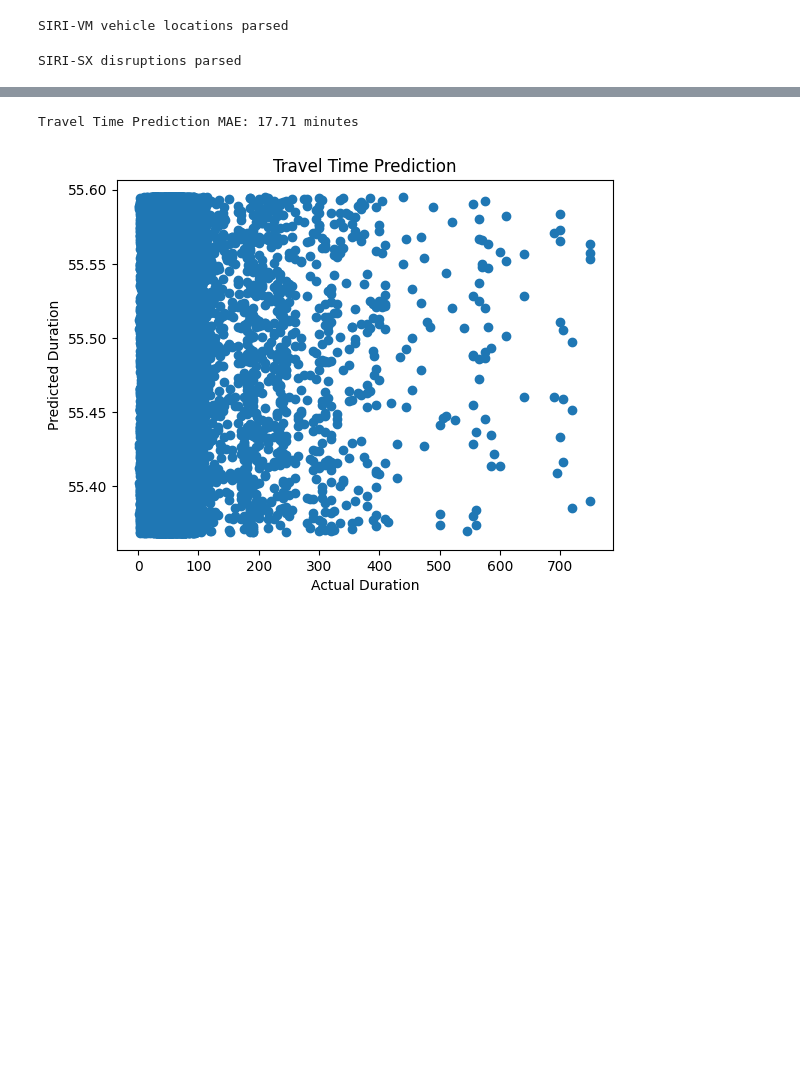
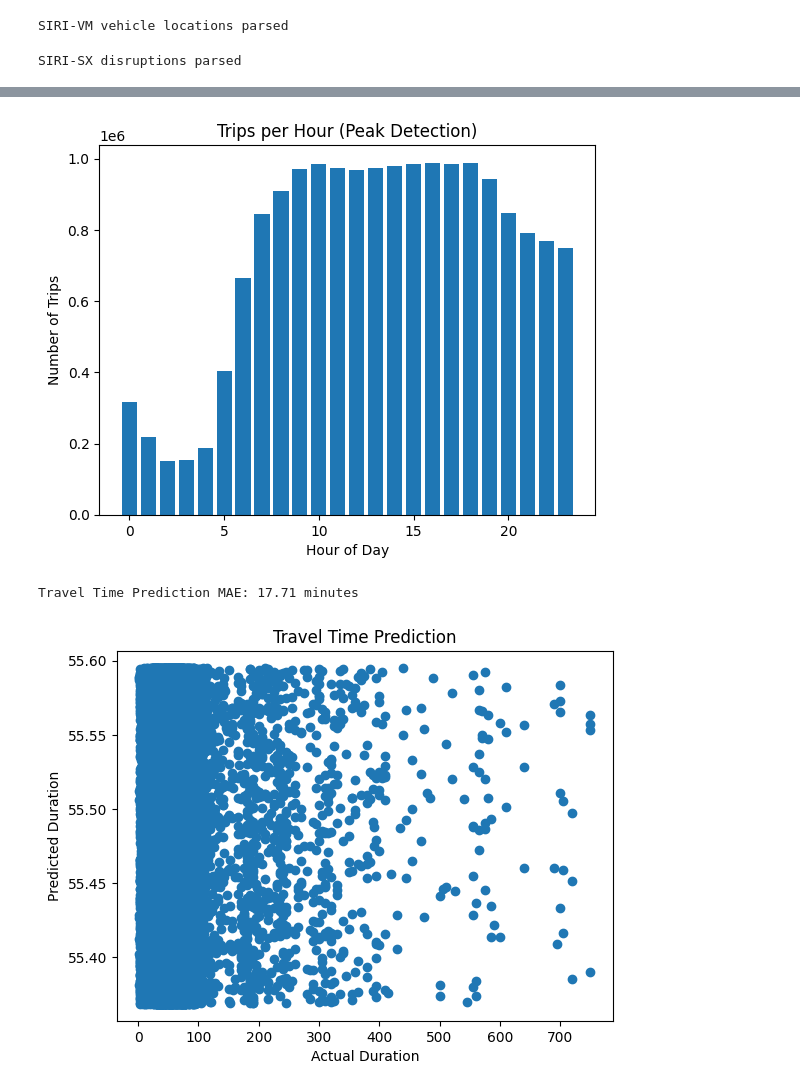
Before and after one commit to dailydoseofgithub/bigdataassignment, a Jupyter notebook: BigData.ipynb, the cells around one changed output, grey strips where cells are left out. Drawn from its saved outputs; the diff is of its cells as text; code cells hidden in the pictures; blank space fills up the shorter version.

```diff
--- a/BigData.ipynb
+++ b/BigData.ipynb
@@ -16,7 +16,7 @@ import xml.etree.ElementTree as ET
 import os
 
 # Spark session
-spark = SparkSession.builder.appName("GTFS_SIRI_Analytics 1").getOrCreate()
+spark = SparkSession.builder.appName("GTFS_SIRI_Analytics 6").getOrCreate()
 # %%
 #Load GTFS timetable CSV files
 
@@ -81,77 +80,32 @@ vm_df.dropna(subset=["vehicle_id", "trip_id", "stop_id", "latitude", "longitude"
 # Disruptions
 sx_df.dropna(subset=["stop_id", "route_id", "start_time", "end_time"], inplace=True)
 # %%
-# Delay prediction using disruptions
+# Feature Engineering: Trip duration & trips per hour
 
-from sklearn.metrics import accuracy_score, precision_score, recall_score, f1_score, roc_auc_score, roc_curve
-
-# Sampling 10k rows for memory
-stop_times_pd = stop_times.limit(10000).toPandas()
-stop_times_pd['stop_id'] = stop_times_pd['stop_id'].astype(str)
-sx_df['stop_id'] = sx_df['stop_id'].astype(str)
-
-# Label delayed stops
-stop_times_pd['delayed'] = stop_times_pd['stop_id'].isin(sx_df['stop_id'])
-
-# Check class distribution
-print("Class distribution:\n")
-print(stop_times_pd['delayed'].value_counts())
-
-# Features and target
-X_delay = stop_times_pd[['trip_id']].apply(lambda x: x.astype('category').cat.codes)
-y_delay = stop_times_pd['delayed']
-
-# Train-test split
-X_train, X_test, y_train, y_test = train_test_split(
-    X_delay.values.reshape(-1, 1), y_delay, test_size=0.2, random_state=42
+first_last = stop_times.groupBy("trip_id").agg(
+    spark_min("arrival_time").alias("start_time"),
+    spark_max("arrival_time").alias("end_time")
 )
 
-# Train Random Forest
-rf = RandomForestClassifier(n_estimators=50, random_state=42)
-rf.fit(X_train, y_train)
+trip_duration = first_last.withColumn(
+    "duration_minutes",
+    (col("end_time").cast("timestamp").cast("long") - col("start_time").cast("timestamp").cast("long")) / 60
+)
 
-# Predictions
-y_pred = rf.predict(X_test)
+stop_times = stop_times.withColumn("hour", hour(col("arrival_time")))
+trips_per_hour = stop_times.groupBy("hour").agg(count("trip_id").alias("trip_count"))
+trips_hour_pd = trips_per_hour.toPandas()
 
+# Peak hour classification
+threshold = trips_hour_pd['trip_count'].mean()
+trips_hour_pd['is_peak'] = trips_hour_pd['trip_count'] > threshold
+print("Peak hours classified")
+print(trips_hour_pd.sort_values(by='trip_count', ascending=False).head(5))
 
-# Metrics
-
-# Accuracy
-accuracy = accuracy_score(y_test, y_pred)
-
-print("\nDelay Prediction Metrics \n")
-print(f"Accuracy : {accuracy:.2f}\n")
-
-# Only compute classification metrics if both classes exist
-if len(set(y_test)) > 1:
-
-    precision = precision_score(y_test, y_pred, zero_division=0)
-    recall = recall_score(y_test, y_pred, zero_division=0)
-    f1 = f1_score(y_test, y_pred, zero_division=0)
-
-    print(f"Precision: {precision:.2f}")
-    print(f"Recall   : {recall:.2f}")
-    print(f"F1-score : {f1:.2f}")
-
-    # ROC AUC requires probability + two classes
-    if len(rf.classes_) == 2:
-        y_proba = rf.predict_proba(X_test)[:, 1]
-        roc_auc = roc_auc_score(y_test, y_proba)
-
-        print(f"ROC AUC  : {roc_auc:.2f}")
-
-        # ROC curve plot
-        fpr, tpr, thresholds = roc_curve(y_test, y_proba)
-        plt.figure()
-        plt.plot(fpr, tpr, label=f"AUC = {roc_auc:.2f}")
-        plt.plot([0, 1], [0, 1], 'k--')
-        plt.xlabel("False Positive Rate")
-        plt.ylabel("True Positive Rate")
-        plt.title("ROC Curve for Delay Prediction")
-        plt.legend()
-        plt.show()
-
-else:
-    print("ROC AUC and curve not available: there is only one class in training data.")
-    print("No delayed trips found in the sample. Cannot compute metrics. Precision, Recall, F1-score, and ROC AUC are not meaningful.")
+plt.figure()
+plt.bar(trips_hour_pd['hour'], trips_hour_pd['trip_count'])
+plt.xlabel("Hour of Day")
+plt.ylabel("Number of Trips")
+plt.title("Trips per Hour (Peak Detection)")
+plt.show()
 # %% [output]
@@ -170,3 +119,4 @@ No delayed trips found in the sample. Cannot compute metrics. Precision, Recall,
+[figure, added]
 # %%
 # Travel time prediction (Linear Regression)
 
```
Also changed, not shown: parts of 4 cells of this notebook.
